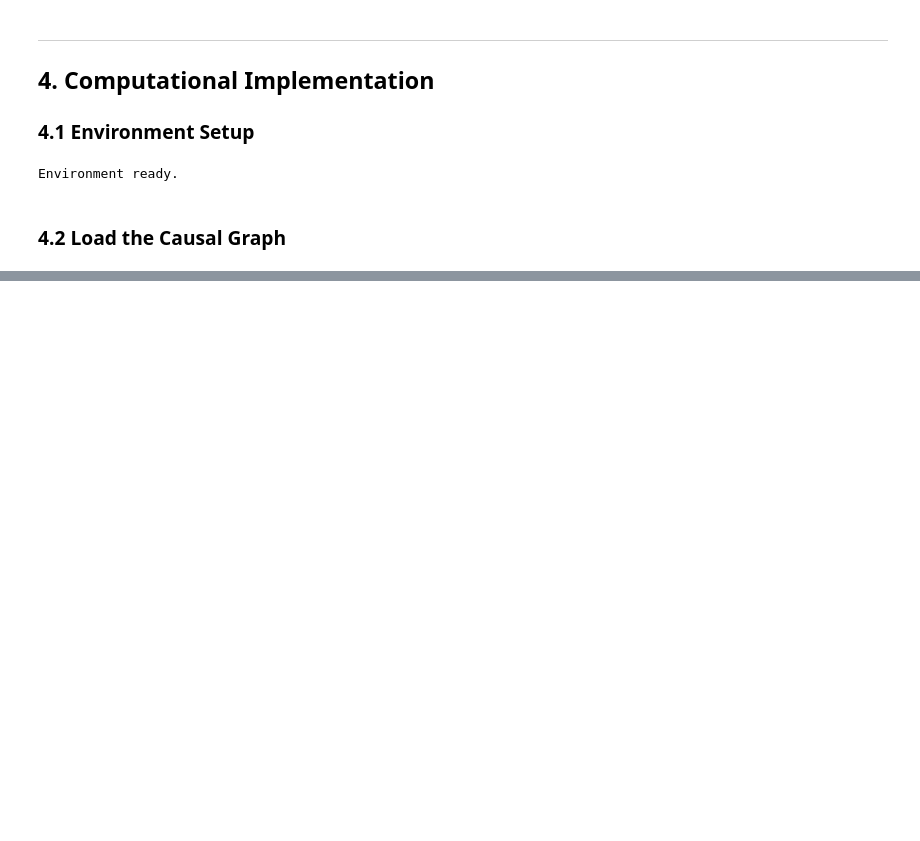
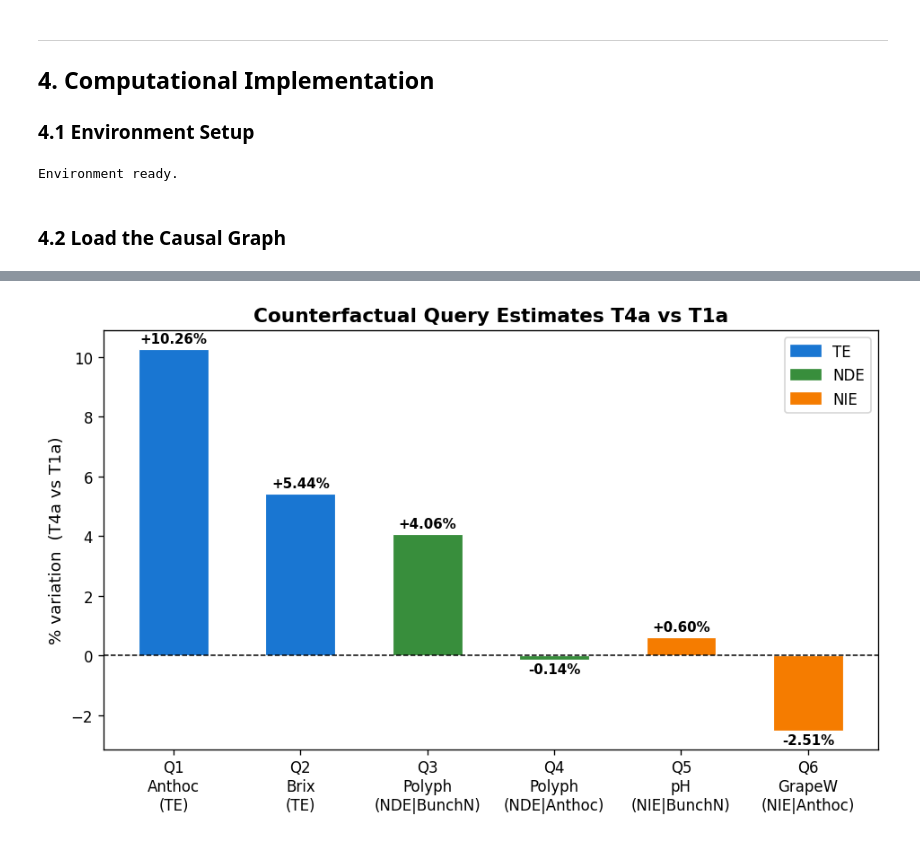
Before and after one commit to FRA-0023/Causal-Networks, a Jupyter notebook: notebooks/sangiovese.ipynb, the cells around one changed output, grey strips where cells are left out. Drawn from its saved outputs; the diff is of its cells as text; code cells hidden in the pictures; blank space fills up the shorter version.

```diff
--- a/notebooks/sangiovese.ipynb
+++ b/notebooks/sangiovese.ipynb
@@ -1420,0 +1091,37 @@ The application of the Conditional Linear Gaussian Network (CLGN) successfully q
+# %%
+# bar chart summarising all six queries
+vals    = [Q1, Q2, Q3, Q4, Q5, Q6]
+xlabs   = [
+    "Q1\nAnthoc\n(TE)",
+    "Q2\nBrix\n(TE)",
+    "Q3\nPolyph\n(NDE|BunchN)",
+    "Q4\nPolyph\n(NDE|Anthoc)",
+    "Q5\npH\n(NIE|BunchN)",
+    "Q6\nGrapeW\n(NIE|Anthoc)"
+]
+palette = {"TE": "#1976D2", "NDE": "#388E3C", "NIE": "#F57C00"}
+types   = ["TE", "TE", "NDE", "NDE", "NIE", "NIE"]
+
+fig, ax = plt.subplots(figsize=(8, 5))
+bars = ax.bar(xlabs, vals,
+              color=[palette[t] for t in types],
+              edgecolor="white", linewidth=0.7, width=0.55)
+
+ax.axhline(0, color="black", linewidth=0.9, linestyle="--")
+ax.set_ylabel("% variation  (T4a vs T1a)", fontsize=11)
+ax.set_title("Counterfactual Query Estimates T4a vs T1a",
+             fontsize=13, fontweight="bold")
+
+for bar, val in zip(bars, vals):
+    offset = 0.12 if val >= 0 else -0.55
+    ax.text(bar.get_x() + bar.get_width() / 2,
+            bar.get_height() + offset,
+            f"{val:+.2f}%", ha="center", va="bottom",
+            fontsize=9, fontweight="bold")
+
+ax.legend(handles=[Patch(color=v, label=k) for k, v in palette.items()],
+          loc="upper right", fontsize=10)
+plt.tight_layout()
+plt.show()
+# %% [output]
+[figure, added]
```
Also changed, not shown: parts of 92 cells of this notebook.
